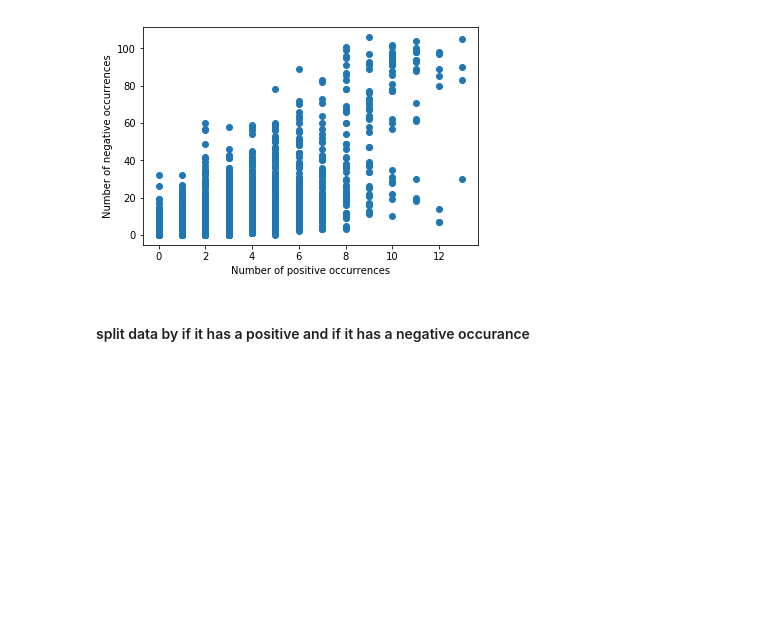
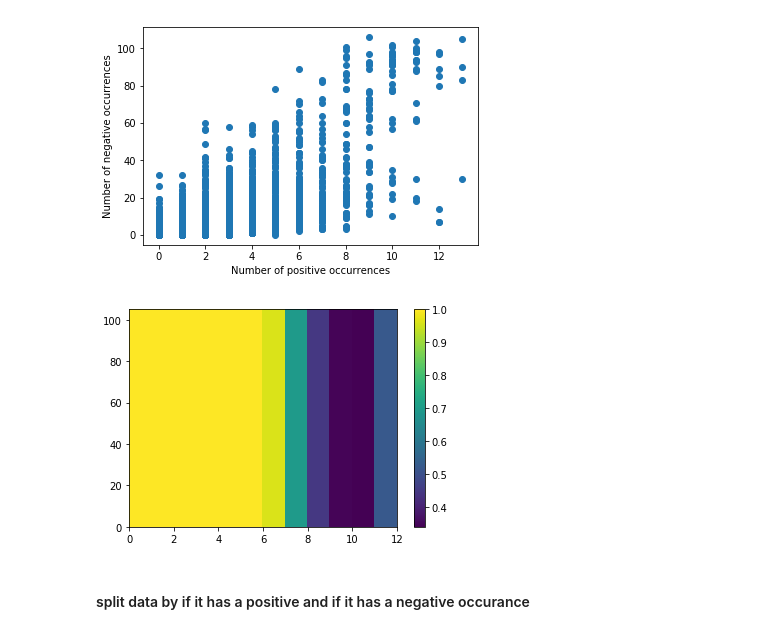
Before and after one commit to mullinmax/IS, a Jupyter notebook: Feature selection.ipynb, the cells around one changed output. Drawn from its saved outputs; the diff is of its cells as text; code cells hidden in the pictures; blank space fills up the shorter version.

Commit message:
basic heat map possible bug

```diff
--- a/Feature selection.ipynb
+++ b/Feature selection.ipynb
@@ -86,6 +87,48 @@ plt.ylabel("Number of negative occurrences")
 plt.show()
 # %% [output]
 [figure]
+# %%
+heatData = [[0] * max(posCounts)] * max(negCounts)
+for minPos in range(max(posCounts)):
+    for maxNeg in range(max(negCounts)):
+        predictions = [0] * len(classes)
+
+        for motif in range(len(posCounts)):
+            if(posCounts[motif] > minPos and negCounts[motif] < maxNeg):
+                for seq in range(len(tData[0])):
+                    if(tData[motif][seq]):
+                        predictions[seq] += 1.0
+                    else:
+                        predictions[seq] -= 1.0
+        tp = 0
+        fp = 0
+        tn = 0
+        fn = 0
+        for i in range(len(classes)):
+            if(predictions[i] >= 0):
+                if(classes[i]):
+                    tp += 1.0
+                else:
+                    fp += 1.0
+            else:
+                if(classes[i]):
+                    fn += 1.0
+                else:
+                    tn += 1.0
+        heatData[maxNeg][minPos] = tn/(tn+fp)
+
+#         print("Sensitivity:",tp/(tp+fn))
+#         print("Specificity:",tn/(tn+fp))
+#         print("Accuracy:",(tp+tn)/(tp+tn+fp+fn))
+
+x = range(max(posCounts))
+y = range(max(negCounts))
+x, y = np.meshgrid(x, y)
+plt.pcolormesh(x, y, np.array(heatData))
+plt.colorbar() #need a colorbar to show the intensity scale
+plt.show() #boom
+# %% [output]
+[figure, added]
 # %% [markdown]
 #### split data by if it has a positive and if it has a negative occurance
 # %%
```
Also changed, not shown: parts of 1 cell of this notebook.
